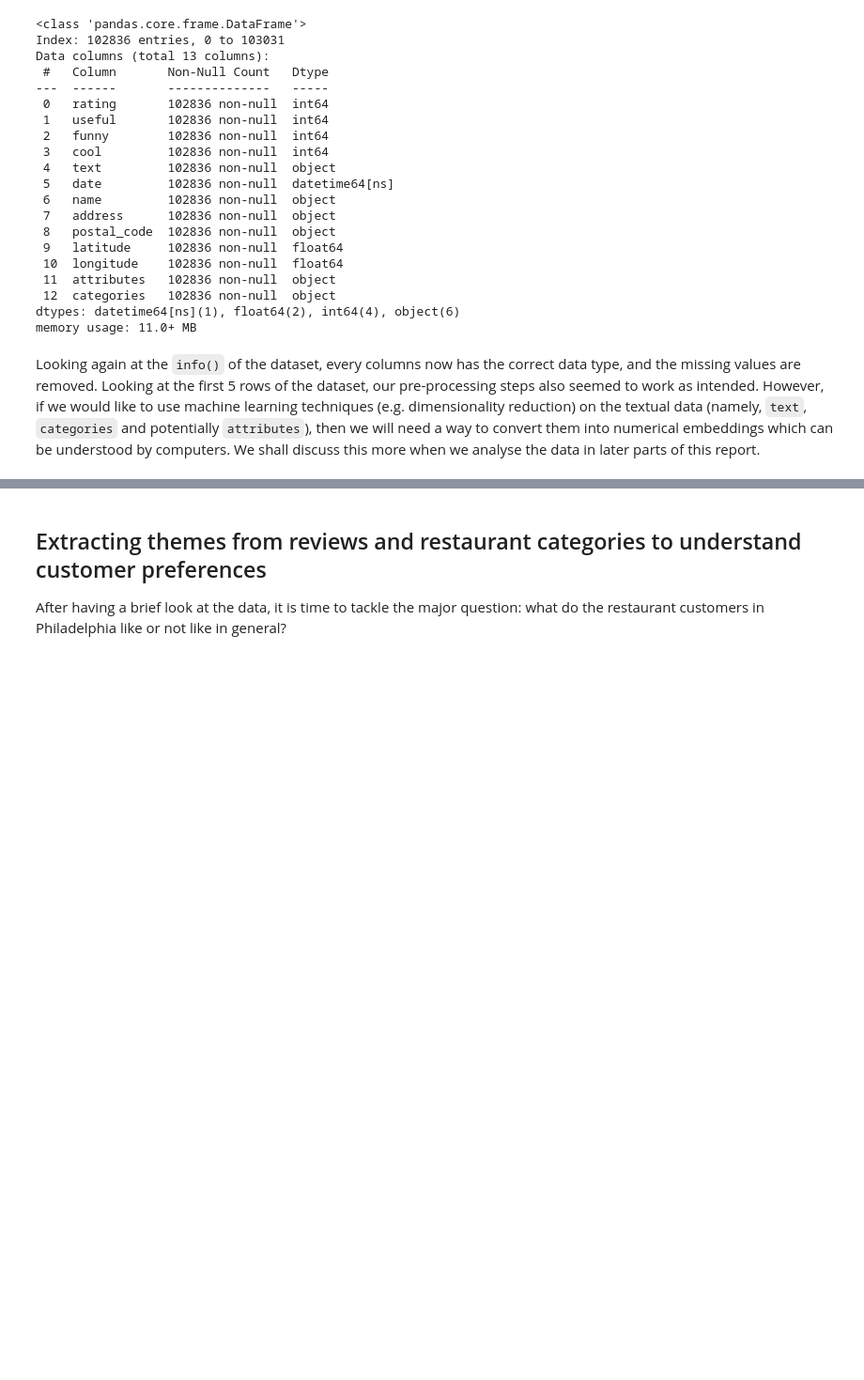
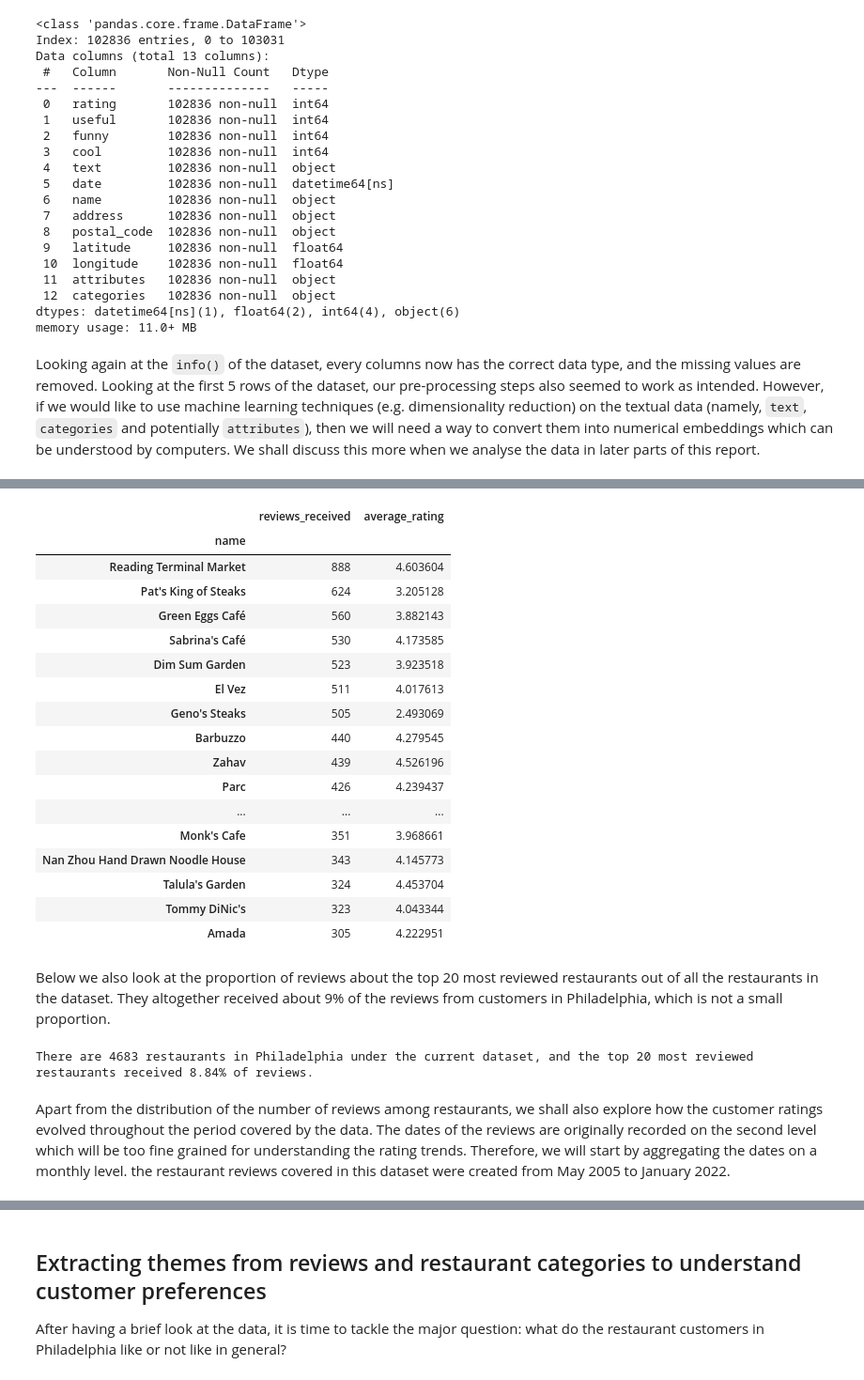
Before and after one commit to kwanchmn/Advanced-topics-in-ML, a Jupyter notebook: Baldur/baldur_task_2.ipynb, the cells around one changed output, grey strips where cells are left out. Shown at 94% size. Cells and saved outputs as stored; diff of their text form; code cells hidden in the pictures; blank space fills up the shorter version.

```diff
--- a/Baldur/baldur_task_2.ipynb
+++ b/Baldur/baldur_task_2.ipynb
@@ -368,11 +383,13 @@ To begin with, let's look at how often each restaurants is reviewed by customers
 -->
 # %%
 # Number of reviews per restaurant
-reviews_per_resto = restos_philly["name"].value_counts()
+review_counts = restos_philly["name"].value_counts()
 
-fig = px.histogram(reviews_per_resto,
+fig = px.histogram(review_counts,
                    title = " Histogram of the number of customer reviews per restaurant in Philadelphia")
 
-fig.update_layout(xaxis_title = "Number of reviews received",
-                  yaxis_title = "Number of restaurants")
+fig.update_layout(xaxis_title = "Number of customer reviews",
+                  yaxis_title = "Count of restaurants",
+                  showlegend = False)
+
 fig.show()
@@ -403,0 +398,40 @@ Name: count, dtype: int64
+# %%
+# Getting top 20 restaurants in terms of reviews received
+top_20_counts = review_counts[:20]
+
+# Getting average ratings of top 20 restos
+top_20_restos = top_20_counts.index
+top_20_avg_ratings = restos_philly.query("name in @top_20_restos").groupby("name")["rating"].mean()
+
+top_20s = pd.DataFrame(data = {"reviews_received": top_20_counts,
+                               "average_rating": top_20_avg_ratings},
+                       index = top_20_restos)
+top_20s
+# %% [output]
+|  | reviews_received | average_rating |
+| name |  |  |
+| Reading Terminal Market | 888 | 4.603604 |
+| Pat's King of Steaks | 624 | 3.205128 |
+| Green Eggs Café | 560 | 3.882143 |
+| Sabrina's Café | 530 | 4.173585 |
+| Dim Sum Garden | 523 | 3.923518 |
+| El Vez | 511 | 4.017613 |
+| Geno's Steaks | 505 | 2.493069 |
+| Barbuzzo | 440 | 4.279545 |
+| Zahav | 439 | 4.526196 |
+| Parc | 426 | 4.239437 |
+| ... | ... | ... |
+| Monk's Cafe | 351 | 3.968661 |
+| Nan Zhou Hand Drawn Noodle House | 343 | 4.145773 |
+| Talula's Garden | 324 | 4.453704 |
+| Tommy DiNic's | 323 | 4.043344 |
+| Amada | 305 | 4.222951 |
+# %% [markdown]
+Below we also look at the proportion of reviews about the top 20 most reviewed restaurants out of all the restaurants in the dataset. They altogether received about 9% of the reviews from customers in Philadelphia, which is not a small proportion.
+# %%
+n_restos = len(restos_philly["name"].unique())
+print(f"There are {n_restos} restaurants in Philadelphia under the current dataset, and the top 20 most reviewed restaurants received {sum(top_20s["reviews_received"]) / restos_philly.shape[0] * 100:.2f}% of reviews.")
+# %% [output]
+There are 4683 restaurants in Philadelphia under the current dataset, and the top 20 most reviewed restaurants received 8.84% of reviews.
+# %% [markdown]
+Apart from the distribution of the number of reviews among restaurants, we shall also explore how the customer ratings evolved throughout the period covered by the data. The dates of the reviews are originally recorded on the second level which will be too fine grained for understanding the rating trends. Therefore, we will start by aggregating the dates on a monthly level. the restaurant reviews covered in this dataset were created from May 2005 to January 2022.
```
Also changed, not shown: parts of 14 cells of this notebook.
